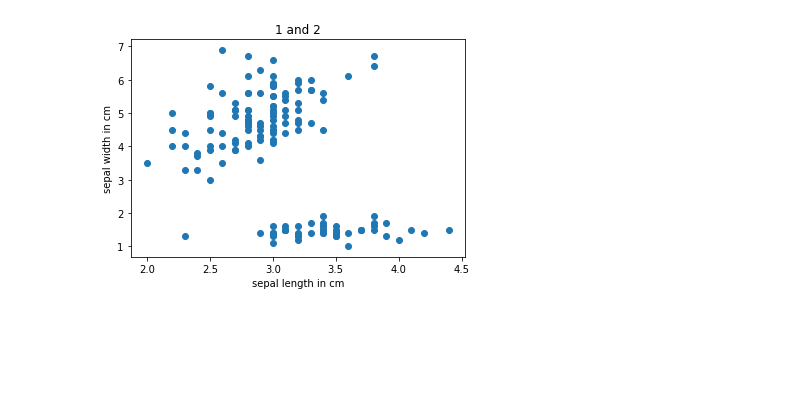
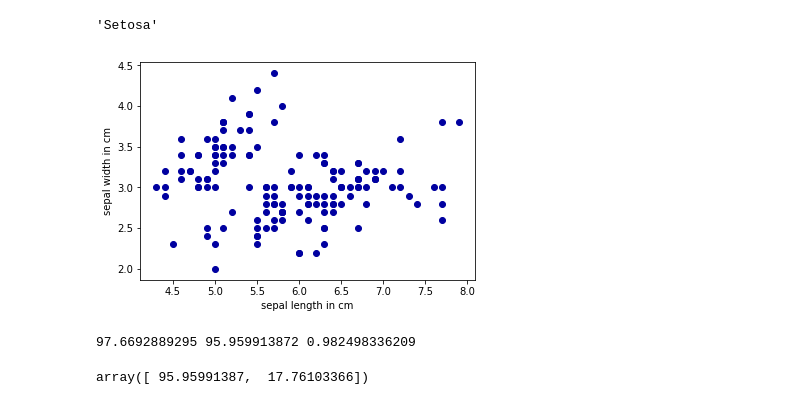
Before and after one commit to tlmohren/python320kincaid, a Jupyter notebook: exercise_submissions/exercise_iris_TD.ipynb, the cells around one changed output. Cells and saved outputs as stored; diff of their text form; code cells hidden in the pictures; blank space fills up the shorter version.

```diff
--- a/exercise_submissions/exercise_iris_TD.ipynb
+++ b/exercise_submissions/exercise_iris_TD.ipynb
@@ -22,5 +12,5 @@ IrisData[0]
 # %%
-# load as panda data structure
-irisData_pandaStyle = pd.read_csv('iris-data.txt', header=None)
+# load Ans 2 - load as panda data structure
+irisDF = pd.read_csv('./data/iris.csv')
 # %%
 # test if we have the right data type
@@ -56,0 +23,4 @@ irisData_pandaStyle.replace(to_replace=['Iris-setosa', 'Iris-versicolor','Iris-v
+# %%
+irisDF['variety'][1]
+# %% [output]
+'Setosa'
@@ -57,12 +37,8 @@ irisData_pandaStyle.replace(to_replace=['Iris-setosa', 'Iris-versicolor','Iris-v
 # %%
-# plot to see patterns
-plt.scatter(test.loc[:,1],test.loc[:,2])
+# plot sepal length versus sepal width
+plt.scatter(irisDF['sepal.length'], irisDF['sepal.width'], c = '#0000A0')
 plt.xlabel('sepal length in cm')
 plt.ylabel('sepal width in cm')
-plt.title('1 and 2')
 plt.show()
-
-
-c='Animation', colormap='jet'
 # %% [output]
-[figure, old version]
+[figure, new version]
@@ -68,0 +49,13 @@ c='Animation', colormap='jet'
+# %%
+# get the amount of variation we can explain with the first two eigen Vectors and Eigen Values
+rho = np.linalg.norm(S, ord = 2)
+rho_firstTwo = np.linalg.norm(S[0:1], ord=2)
+rho_ratio = rho_firstTwo/rho
+
+print(rho, rho_firstTwo, rho_ratio)
+# %% [output]
+97.6692889295 95.959913872 0.982498336209
+# %%
+S[0:2]
+# %% [output]
+array([ 95.95991387,  17.76103366])
```
Also changed, not shown: parts of 14 cells of this notebook.
